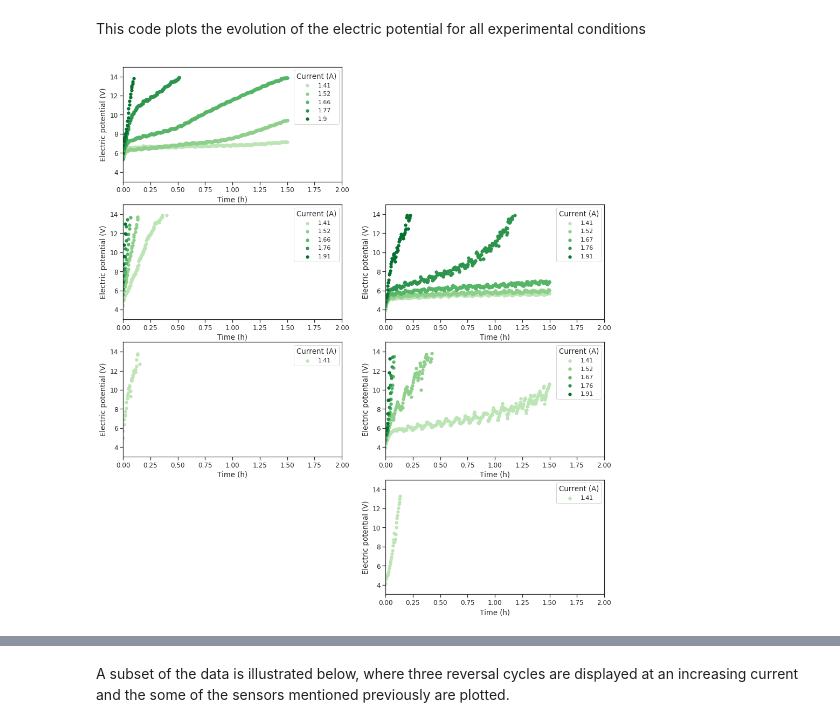
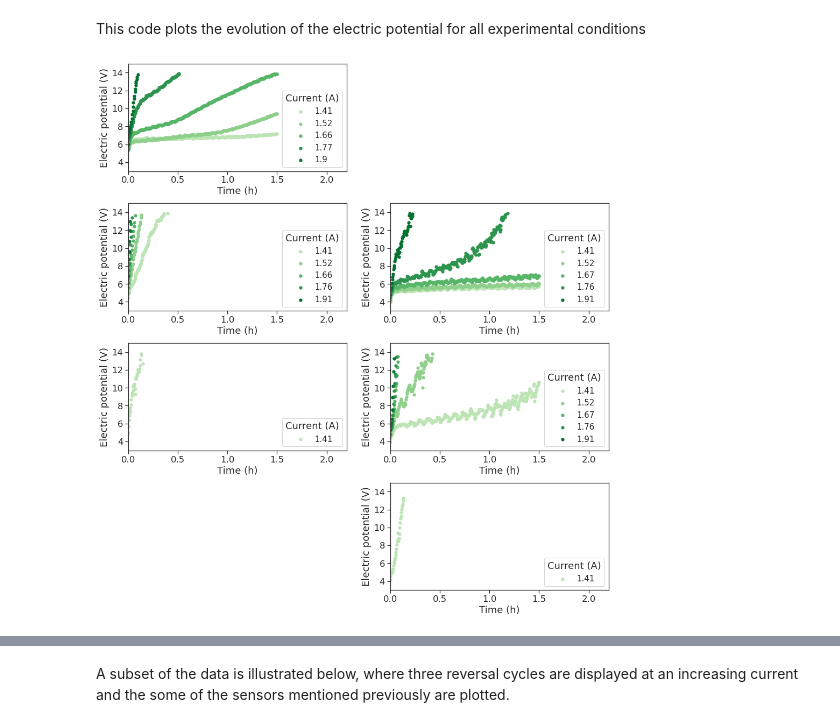
Before and after one commit to Beramos/Data-on-ion-exchange-membrane-fouling-by-humic-acid-during-electrodialysis, a Jupyter notebook: dataProcessing.ipynb, the cells around one changed output, grey strips where cells are left out. Cells and saved outputs as stored; diff of their text form; code cells hidden in the pictures.

```diff
--- a/dataProcessing.ipynb
+++ b/dataProcessing.ipynb
@@ -62,7 +66,7 @@ This code plots the evolution of the electric potential for all experimental con
 # %%
 import itertools
 cmap="Greens"                         # color map
-sns.set(style="ticks",font_scale=1.1) # Set tick style
+sns.set(style="ticks",font_scale=1.5) # Set tick style
 # %%
 dataDF = dataDF[dataDF['Ustack']<=13.9] # Clipping fouling curves
 # %%
@@ -79,9 +83,9 @@ for I in Is:
     tempDF = sliceDF[sliceDF["I"]==I]
     sns.scatterplot(x="Time per cicle (h)", y="Ustack", data=tempDF, ax=axes[0,0],
                         linewidth=0, s=40, color=next(palette), label=I)
-    axes[0,0].set_xlim((0,2.0))
+    axes[0,0].set_xlim((0,2.2))
     axes[0,0].set_ylim((3,15))
-    axes[0,0].legend(title="Current (A)", loc=1, fontsize='small')
+    axes[0,0].legend(title="Current (A)", loc=4, fontsize='small')
     axes[0,0].set_ylabel("Electric potential (V)")
     axes[0,0].set_xlabel("Time (h)")
 
@@ -96,9 +100,9 @@ for I in Is:
     tempDF = sliceDF[sliceDF["I"]==I]
     sns.scatterplot(x="Time per cicle (h)", y="Ustack", data=tempDF, ax=axes[1,0],
                         linewidth=0, s=40, color=next(palette), label=I)
-    axes[1,0].set_xlim((0,2.0))
+    axes[1,0].set_xlim((0,2.2))
     axes[1,0].set_ylim((3,15))
-    axes[1,0].legend(title="Current (A)", loc=1, fontsize='small')
+    axes[1,0].legend(title="Current (A)", loc=4, fontsize='small')
     axes[1,0].set_ylabel("Electric potential (V)")
     axes[1,0].set_xlabel("Time (h)")
 
@@ -112,9 +116,9 @@ for I in Is:
     tempDF = sliceDF[sliceDF["I"]==I]
     sns.scatterplot(x="Time per cicle (h)", y="Ustack", data=tempDF, ax=axes[2,0],
                         linewidth=0, s=40, color=next(palette), label=I)
-    axes[2,0].set_xlim((0,2.0))
+    axes[2,0].set_xlim((0,2.2))
     axes[2,0].set_ylim((3,15))
-    axes[2,0].legend(title="Current (A)", loc=1, fontsize='small')
+    axes[2,0].legend(title="Current (A)", loc=4, fontsize='small')
     axes[2,0].set_ylabel("Electric potential (V)")
     axes[2,0].set_xlabel("Time (h)")
 
@@ -129,9 +133,9 @@ for I in Is:
     tempDF = sliceDF[sliceDF["I"]==I]
     sns.scatterplot(x="Time per cicle (h)", y="Ustack", data=tempDF, ax=axes[1,1],
                         linewidth=0, s=40, color=next(palette), label=I)
-    axes[1,1].set_xlim((0,2.0))
+    axes[1,1].set_xlim((0,2.2))
     axes[1,1].set_ylim((3,15))
-    axes[1,1].legend(title="Current (A)", loc=1, fontsize='small')
+    axes[1,1].legend(title="Current (A)", loc=4, fontsize='small')
     axes[1,1].set_ylabel("Electric potential (V)")
     axes[1,1].set_xlabel("Time (h)")
 
@@ -145,40 +149,42 @@ for I in Is:
     tempDF = sliceDF[sliceDF["I"]==I]
     sns.scatterplot(x="Time per cicle (h)", y="Ustack", data=tempDF, ax=axes[2,1],
                         linewidth=0, s=40, color=next(palette), label=I)
-    axes[2,1].set_xlim((0,2.0))
+    axes[2,1].set_xlim((0,2.2))
     axes[2,1].set_ylim((3,15))
-    axes[2,1].legend(title="Current (A)", loc=1, fontsize='small')
+    axes[2,1].legend(title="Current (A)", loc=4, fontsize='small')
     axes[2,1].set_ylabel("Electric potential (V)")
     axes[2,1].set_xlabel("Time (h)")
 
 # 0.1M NaCl & 2.5
 sliceDF = dataDF[(dataDF["Ce"]==0.2) & (dataDF["v"]==2.0)]
 Is = sliceDF[sliceDF["I"]>0]["I"].unique()
 
 next(palette)
 
 for I in Is:
     tempDF = sliceDF[sliceDF["I"]==I]
     sns.scatterplot(x="Time per cicle (h)", y="Ustack", data=tempDF, ax=axes[3,1],
                         linewidth=0, s=40, color=next(palette), label=I)
-    axes[3,1].set_xlim((0,2.0))
+    axes[3,1].set_xlim((0,2.2))
     axes[3,1].set_ylim((3,15))
-    axes[3,1].legend(title="Current (A)", loc=1, fontsize='small')
+    axes[3,1].legend(title="Current (A)", loc=4, fontsize='small')
     axes[3,1].set_ylabel("Electric potential (V)")
     axes[3,1].set_xlabel("Time (h)")
 
 
 axes[3,0].axis('off')
 axes[0,1].axis('off')
 
+plt.subplots_adjust(wspace=0.2,
+                    hspace=0.3)
 
 name = 'dataOverview'
 f.savefig(figPath + name + '.svg')
 f.savefig(figPath + name + '.pdf')
 f.savefig(figPath + name + '.png', dpi = 300)
 plt.show()
 # %% [output]
-[figure, old version]
+[figure, new version]
 # %% [markdown]
 ### Other sensor data
 Next to the stack potential, the temperature, pH, flow rate, conductivity, pressure and electric potential are measured at several locations in the pilot installation, a detailed overview of the sensor locations is shown in the figure below.
```
Also changed, not shown: parts of 2 cells of this notebook.
